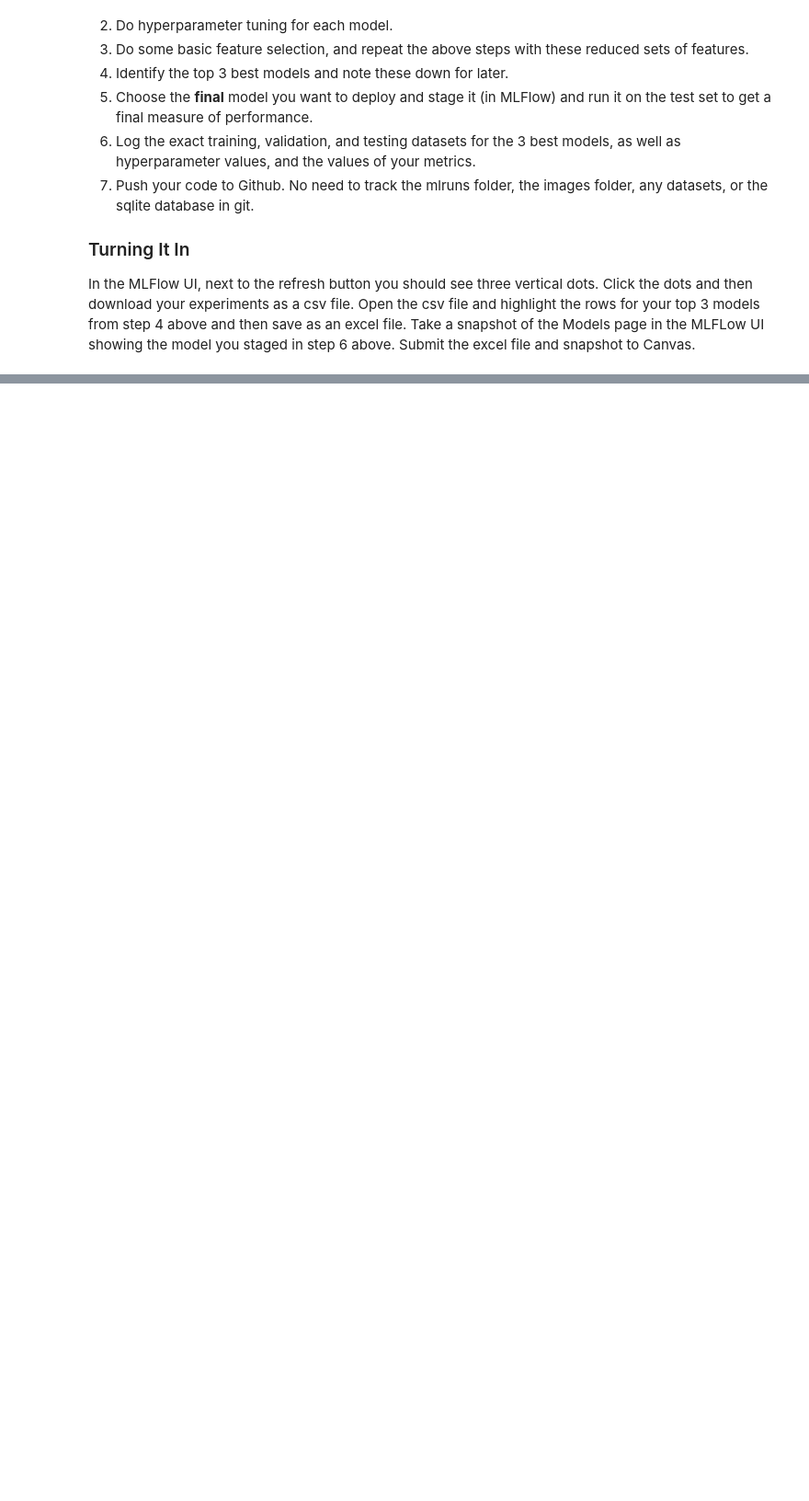
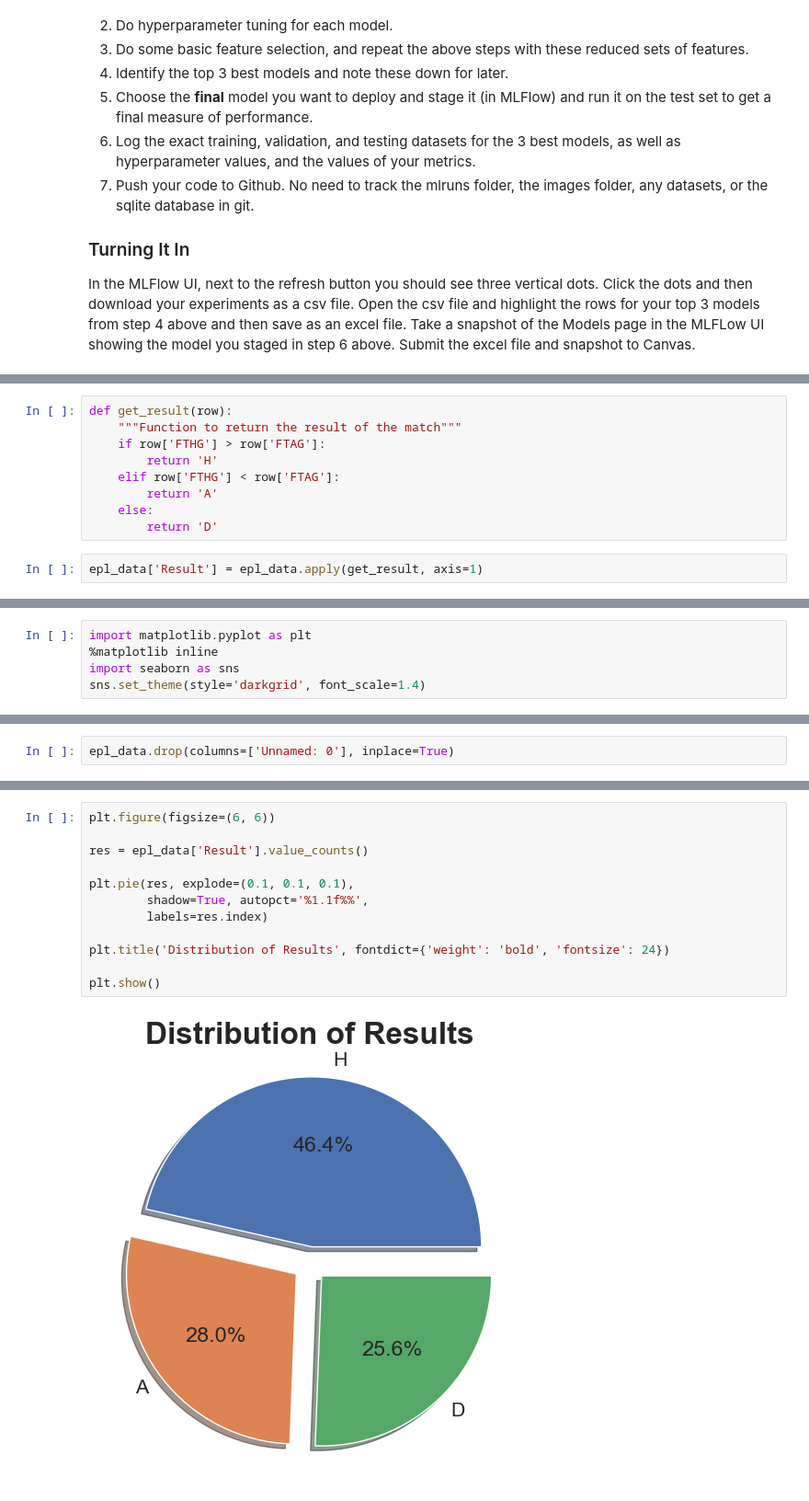
Before and after one commit to cwbennie/MLOps, a Jupyter notebook: Labs/Lab_2_exp_tracking_local.ipynb, the cells around one changed output, grey strips where cells are left out. Shown: that part at 92% size. Drawn from its saved outputs; the diff is of its cells as text; blank space fills up the shorter version.

```diff
--- a/Labs/Lab_2_exp_tracking_local.ipynb
+++ b/Labs/Lab_2_exp_tracking_local.ipynb
@@ -418,0 +459,11 @@ In the MLFlow UI, next to the refresh button you should see three vertical dots.
+# %%
+def get_result(row):
+	"""Function to return the result of the match"""
+	if row['FTHG'] > row['FTAG']:
+		return 'H'
+	elif row['FTHG'] < row['FTAG']:
+		return 'A'
+	else:
+		return 'D'
+# %%
+epl_data['Result'] = epl_data.apply(get_result, axis=1)
@@ -418,0 +479,5 @@ In the MLFlow UI, next to the refresh button you should see three vertical dots.
+# %%
+import matplotlib.pyplot as plt
+%matplotlib inline
+import seaborn as sns
+sns.set_theme(style='darkgrid', font_scale=1.4)
@@ -418,0 +507,2 @@ In the MLFlow UI, next to the refresh button you should see three vertical dots.
+# %%
+epl_data.drop(columns=['Unnamed: 0'], inplace=True)
@@ -418,0 +524,14 @@ In the MLFlow UI, next to the refresh button you should see three vertical dots.
+# %%
+plt.figure(figsize=(6, 6))
+
+res = epl_data['Result'].value_counts()
+
+plt.pie(res, explode=(0.1, 0.1, 0.1),
+		shadow=True, autopct='%1.1f%%',
+		labels=res.index)
+
+plt.title('Distribution of Results', fontdict={'weight': 'bold', 'fontsize': 24})
+
+plt.show()
+# %% [output]
+[figure, added]
```
Also changed, not shown: parts of 24 cells of this notebook.
